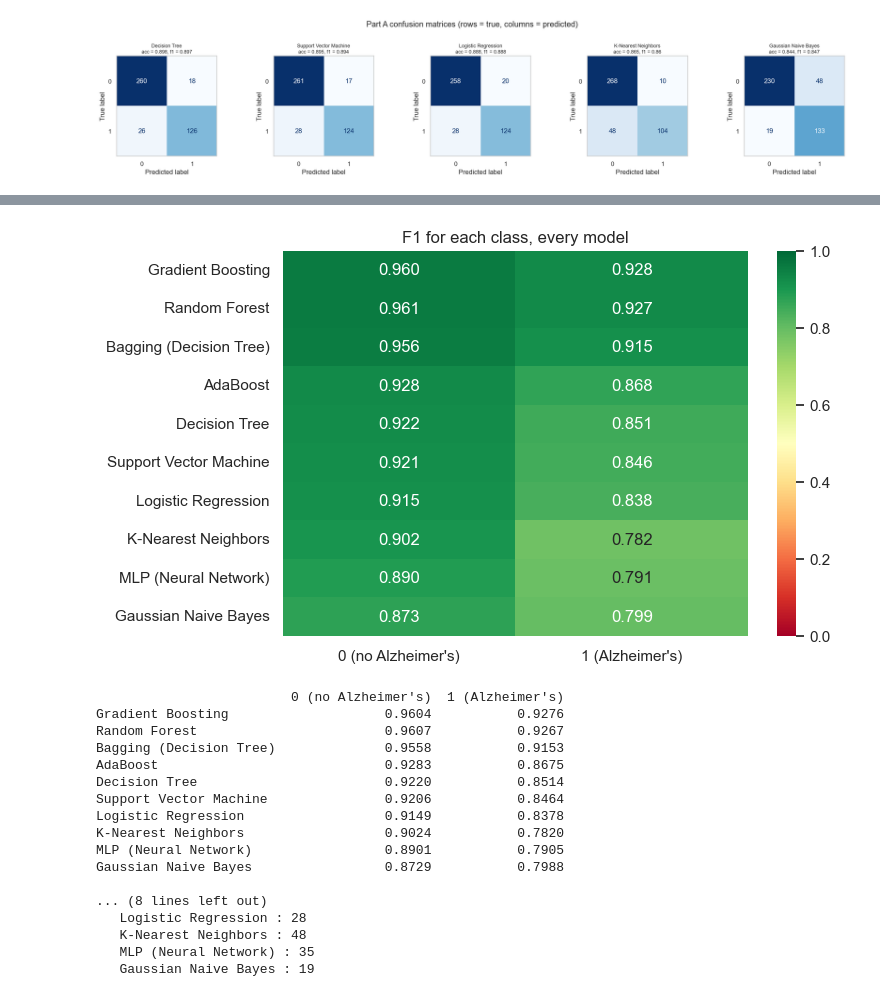
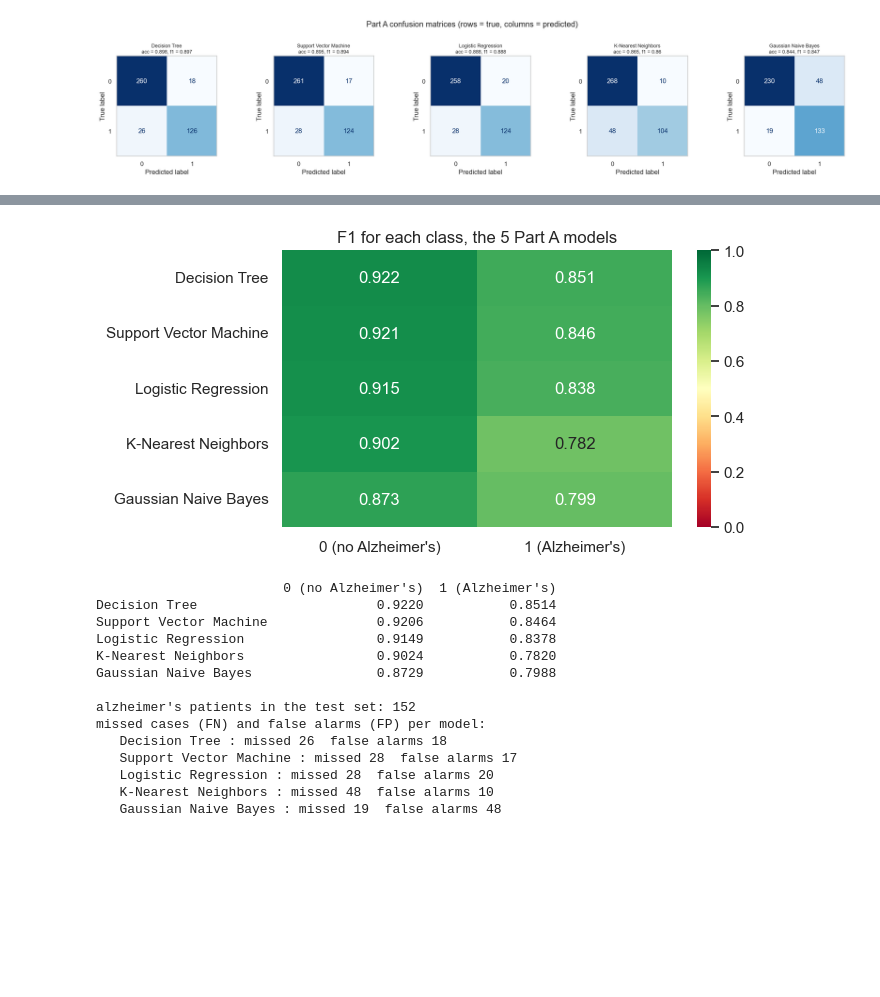
Before and after one commit to Key-to-Code/MLCaseStudy, a Jupyter notebook: classification.ipynb, the cells around one changed output, grey strips where cells are left out. Cells and saved outputs as stored; diff of their text form; code cells hidden in the pictures; blank space fills up the shorter version.

```diff
--- a/classification.ipynb
+++ b/classification.ipynb
@@ -982,7 +1015,12 @@ Rubric D2 (review 1): accuracy, weighted F1 and a confusion matrix for each algo
 # %%
+METRIC_COLS = ["Accuracy", "Precision", "Recall", "F1", "Macro F1", "ROC-AUC"]
+
 part_a = pd.DataFrame(results).T
-part_a = part_a[part_a["Part"] == "A"]
-part_a = part_a.drop(columns=["Part", "Notes"]).astype(float)
+part_a = part_a[part_a["Part"] == "A"].copy()
+part_a[METRIC_COLS] = part_a[METRIC_COLS].astype(float)
 part_a = part_a.sort_values("F1", ascending=False)
-part_a.round(4)
+part_a["Rank"] = range(1, len(part_a) + 1)
+
+print("all 5 Part A models, test set of", len(X_test), "patients, sorted by weighted F1")
+part_a[["Rank"] + METRIC_COLS].round(4)
 # %% [output]
@@ -994,0 +1034,4 @@ part_a.round(4)
+# %%
+print("settings used for each model:")
+for name in part_a.index:
+    print(name, "->", results[name]["Notes"])
@@ -1260,4 +1068,0 @@ all 10 models, test set of 430 patients, sorted by weighted F1
-# %%
-print("settings used for each model:")
-for name in comparison.index:
-    print(name, "->", results[name]["Notes"])
@@ -1291,40 +1069,39 @@ plt.show()
 # %%
 # F1 for each class separately - this is what the weighted average hides
 per_class = {}
-for name in comparison.index:
+for name in part_a.index:
     per_class[name] = f1_score(y_test, fitted_models[name]["y_pred"], labels=CLASS_LABELS, average=None, zero_division=0)
 per_class_df = pd.DataFrame(per_class, index=["0 (no Alzheimer's)", "1 (Alzheimer's)"]).T
 
-plt.figure(figsize=(7.5, 5))
+plt.figure(figsize=(7, 3.6))
 sns.heatmap(per_class_df, annot=True, fmt=".3f", cmap="RdYlGn", vmin=0, vmax=1)
-plt.title("F1 for each class, every model")
+plt.title("F1 for each class, the 5 Part A models")
+plt.tight_layout()
 plt.show()
 
 print(per_class_df.round(4))
 
 # the error that matters most here is a missed diagnosis (true 1, predicted 0)
 print()
 print("alzheimer's patients in the test set:", (y_test == 1).sum())
-print("missed alzheimer's cases (false negatives) per model:")
-for name in comparison.index:
+print("missed cases (FN) and false alarms (FP) per model:")
+for name in part_a.index:
     missed = ((y_test.values == 1) & (fitted_models[name]["y_pred"] == 0)).sum()
-    print("  ", name, ":", missed)
+    false_alarm = ((y_test.values == 0) & (fitted_models[name]["y_pred"] == 1)).sum()
+    print("  ", name, ": missed", missed, " false alarms", false_alarm)
 # %% [output]
-[figure, old version]
+[figure, new version]
-                         0 (no Alzheimer's)  1 (Alzheimer's)
-Gradient Boosting                    0.9604           0.9276
-Random Forest                        0.9607           0.9267
-Bagging (Decision Tree)              0.9558           0.9153
-AdaBoost                             0.9283           0.8675
-Decision Tree                        0.9220           0.8514
-Support Vector Machine               0.9206           0.8464
-Logistic Regression                  0.9149           0.8378
-K-Nearest Neighbors                  0.9024           0.7820
-MLP (Neural Network)                 0.8901           0.7905
-Gaussian Naive Bayes                 0.8729           0.7988
+                        0 (no Alzheimer's)  1 (Alzheimer's)
+Decision Tree                       0.9220           0.8514
+Support Vector Machine              0.9206           0.8464
+Logistic Regression                 0.9149           0.8378
+K-Nearest Neighbors                 0.9024           0.7820
+Gaussian Naive Bayes                0.8729           0.7988
 
-... (8 lines left out)
-   Logistic Regression : 28
-   K-Nearest Neighbors : 48
-   MLP (Neural Network) : 35
-   Gaussian Naive Bayes : 19
+alzheimer's patients in the test set: 152
+missed cases (FN) and false alarms (FP) per model:
+   Decision Tree : missed 26  false alarms 18
+   Support Vector Machine : missed 28  false alarms 17
+   Logistic Regression : missed 28  false alarms 20
+   K-Nearest Neighbors : missed 48  false alarms 10
+   Gaussian Naive Bayes : missed 19  false alarms 48
```
Also changed, not shown: parts of 101 cells of this notebook, 1 other file.
